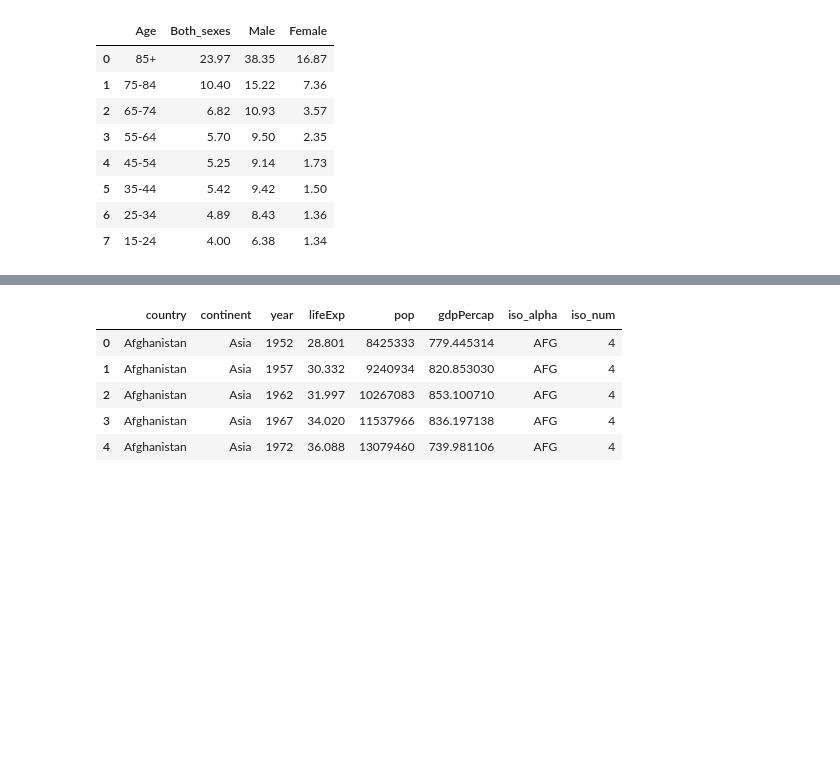
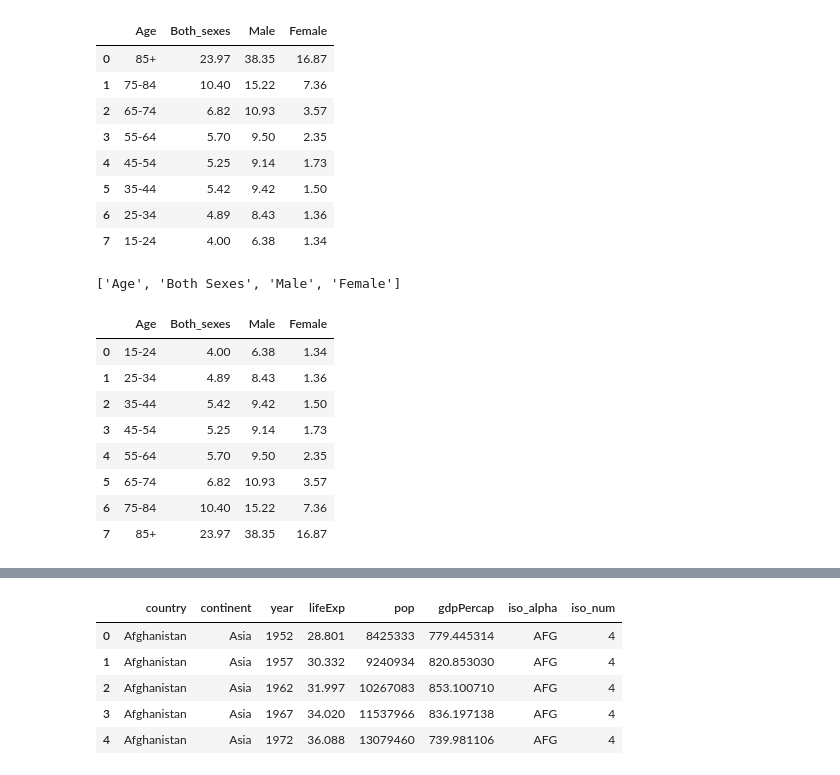
Before and after one commit to Ayxan-z/AzSuicideDataVisualization, a Jupyter notebook: app/test.ipynb, the cells around one changed output, grey strips where cells are left out. Saved outputs shown, nothing was run; the diff lists cells and outputs as text; code cells hidden in the pictures; blank space fills up the shorter version.

Commit message:
added data for age

```diff
--- a/app/test.ipynb
+++ b/app/test.ipynb
@@ -5,6 +6,10 @@ import plotly.graph_objects as go
 # %%
 data_age = pd.read_excel('../data/azerbaijan_suicide_data.xlsx', sheet_name='age')
 data_year = pd.read_excel('../data/azerbaijan_suicide_data.xlsx', sheet_name='year')
+# %%
+data_age.columns = ['Age', 'Both Sexes', 'Male', 'Female']
+# %%
+data_age.Both_sexes.name = 'Both Sexes'
 # %%
 data_age
 # %% [output]
@@ -17,3 +22,7 @@ data_age
 | 5 | 35-44 | 5.42 | 9.42 | 1.50 |
 | 6 | 25-34 | 4.89 | 8.43 | 1.36 |
 | 7 | 15-24 | 4.00 | 6.38 | 1.34 |
+# %%
+data_age
+# %% [output]
+['Age', 'Both Sexes', 'Male', 'Female']
@@ -19,0 +31,16 @@ data_age
+# %%
+data_age['Age'] = data_age[data_age.columns[0]][::-1]
+# %%
+data_age['Age'] = list(reversed(list(data_age['Age'])))
+# %%
+data_age
+# %% [output]
+|  | Age | Both_sexes | Male | Female |
+| 0 | 15-24 | 4.00 | 6.38 | 1.34 |
+| 1 | 25-34 | 4.89 | 8.43 | 1.36 |
+| 2 | 35-44 | 5.42 | 9.42 | 1.50 |
+| 3 | 45-54 | 5.25 | 9.14 | 1.73 |
+| 4 | 55-64 | 5.70 | 9.50 | 2.35 |
+| 5 | 65-74 | 6.82 | 10.93 | 3.57 |
+| 6 | 75-84 | 10.40 | 15.22 | 7.36 |
+| 7 | 85+ | 23.97 | 38.35 | 16.87 |
```
Also changed, not shown: parts of 4 cells of this notebook, 3 other files.
